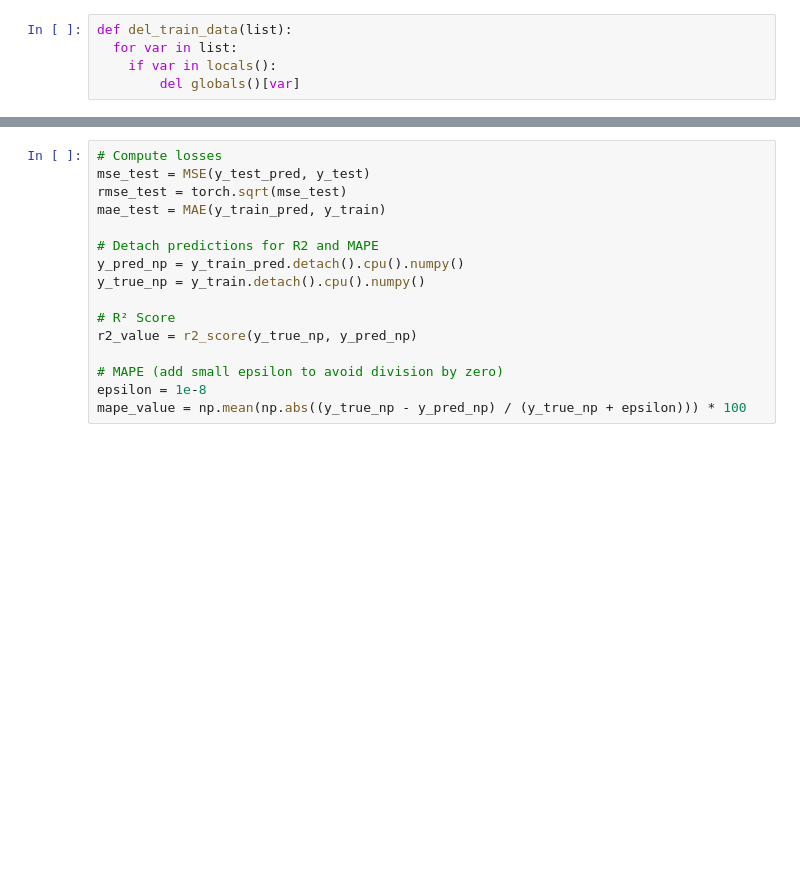
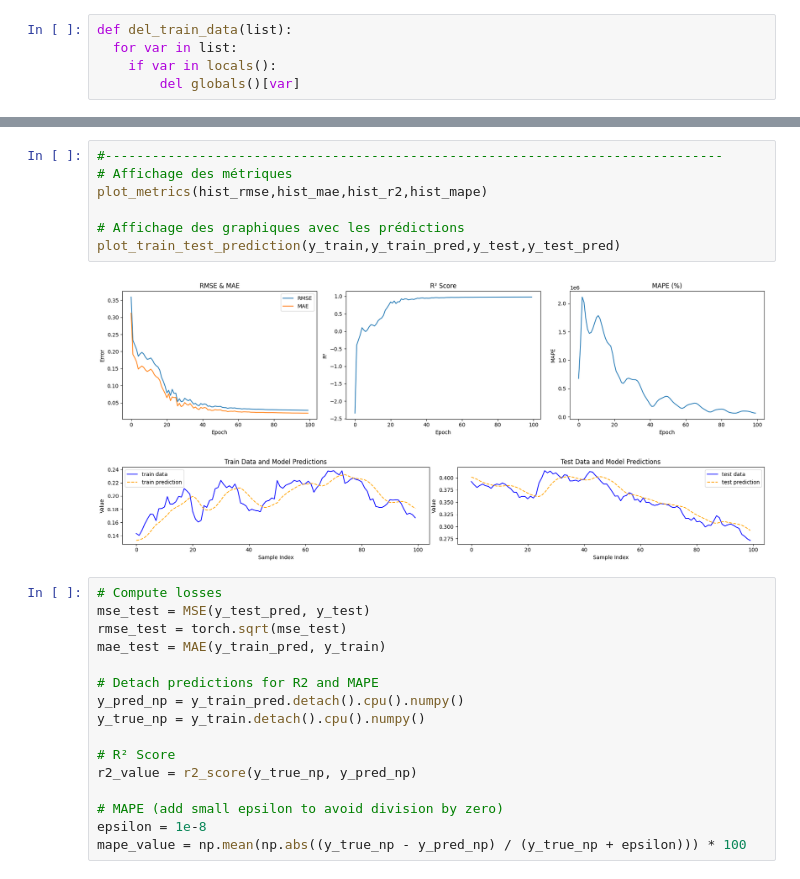
Before and after one commit to Nairlav/Finance, a Jupyter notebook: Projects/LSTM_Strategy.ipynb, the cells around one changed output, grey strips where cells are left out. Saved outputs shown, nothing was run; the diff lists cells and outputs as text; blank space fills up the shorter version.

```diff
--- a/Projects/LSTM_Strategy.ipynb
+++ b/Projects/LSTM_Strategy.ipynb
@@ -257,3 +276,13 @@ plt.show()
+# %%
+#-------------------------------------------------------------------------------
+# Affichage des métriques
+plot_metrics(hist_rmse,hist_mae,hist_r2,hist_mape)
+
+# Affichage des graphiques avec les prédictions
+plot_train_test_prediction(y_train,y_train_pred,y_test,y_test_pred)
+# %% [output]
+[figure, added]
+[figure, added]
 # %%
 # Compute losses
 mse_test = MSE(y_test_pred, y_test)
```
Also changed, not shown: parts of 4 cells of this notebook.
